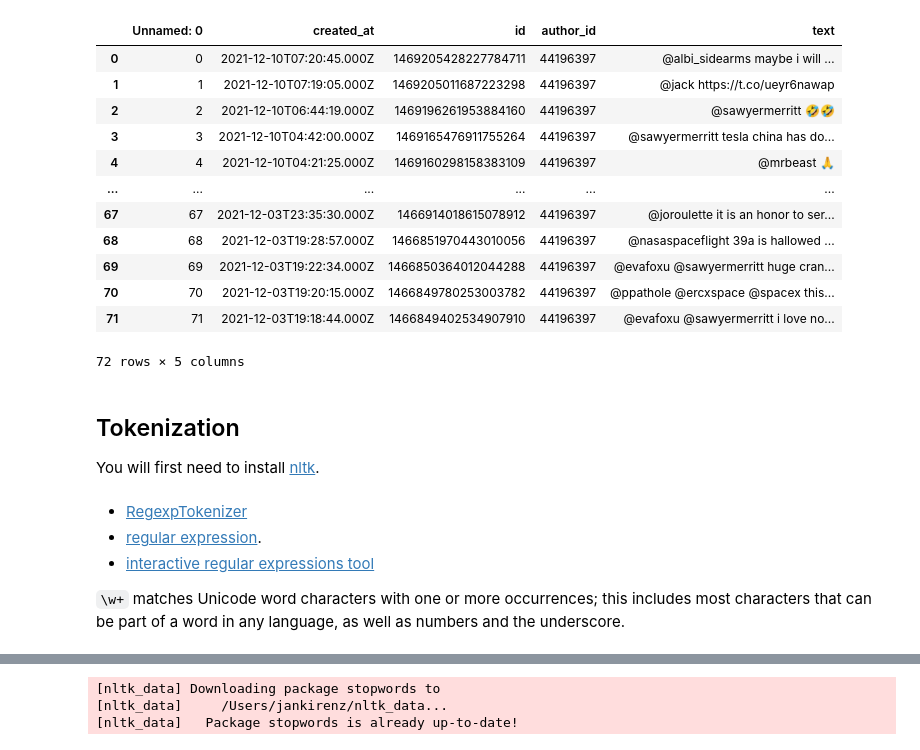
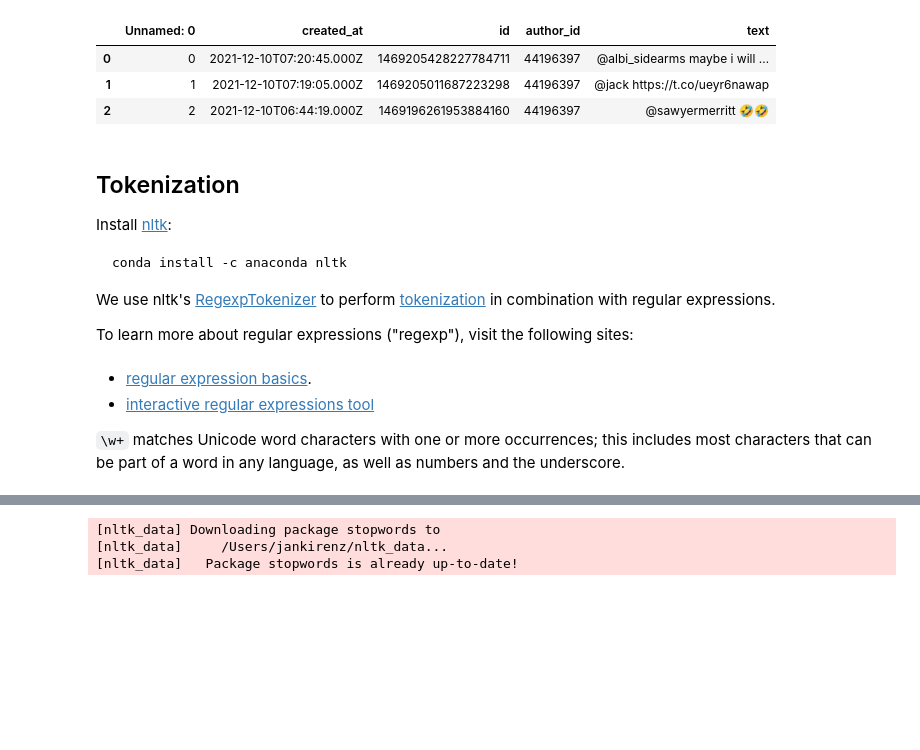
Before and after one commit to kirenz/twitter-tweepy, a Jupyter notebook: textmining-nltk.ipynb, the cells around one changed output, grey strips where cells are left out. Saved outputs shown, nothing was run; the diff lists cells and outputs as text; code cells hidden in the pictures; blank space fills up the shorter version.

````diff
--- a/textmining-nltk.ipynb
+++ b/textmining-nltk.ipynb
@@ -28,28 +18,27 @@ df
 # %%
-df['text'] = df['text'].astype(str)
-df['text'] = df['text'].str.lower()
-df
+df['text'] = df['text'].astype(str).str.lower()
+df.head(3)
 # %% [output]
 |  | Unnamed: 0 | created_at | id | author_id | text |
 | 0 | 0 | 2021-12-10T07:20:45.000Z | 1469205428227784711 | 44196397 | @albi_sidearms maybe i will … |
 | 1 | 1 | 2021-12-10T07:19:05.000Z | 1469205011687223298 | 44196397 | @jack https://t.co/ueyr6nawap |
 | 2 | 2 | 2021-12-10T06:44:19.000Z | 1469196261953884160 | 44196397 | @sawyermerritt 🤣🤣 |
-| 3 | 3 | 2021-12-10T04:42:00.000Z | 1469165476911755264 | 44196397 | @sawyermerritt tesla china has do... |
-| 4 | 4 | 2021-12-10T04:21:25.000Z | 1469160298158383109 | 44196397 | @mrbeast 🙏 |
-| ... | ... | ... | ... | ... | ... |
-| 67 | 67 | 2021-12-03T23:35:30.000Z | 1466914018615078912 | 44196397 | @joroulette it is an honor to ser... |
-| 68 | 68 | 2021-12-03T19:28:57.000Z | 1466851970443010056 | 44196397 | @nasaspaceflight 39a is hallowed ... |
-| 69 | 69 | 2021-12-03T19:22:34.000Z | 1466850364012044288 | 44196397 | @evafoxu @sawyermerritt huge cran... |
-| 70 | 70 | 2021-12-03T19:20:15.000Z | 1466849780253003782 | 44196397 | @ppathole @ercxspace @spacex this... |
-| 71 | 71 | 2021-12-03T19:18:44.000Z | 1466849402534907910 | 44196397 | @evafoxu @sawyermerritt i love no... |
-72 rows × 5 columns
-# %% [markdown]
-## Tokenization
-
-You will first need to install [nltk](https://anaconda.org/anaconda/nltk).
+# %% [markdown]
+## Tokenization
+
+Install [nltk](https://anaconda.org/anaconda/nltk):
+
+```bash
+conda install -c anaconda nltk
+```
+
+
+We use nltk's [RegexpTokenizer](https://www.nltk.org/_modules/nltk/tokenize/regexp.html) to perform [tokenization](https://en.wikipedia.org/wiki/Lexical_analysis#Tokenization) in combination with regular expressions.
+
+To learn more about regular expressions ("regexp"), visit the following sites:
 # %% [markdown]
-- [RegexpTokenizer](https://www.nltk.org/_modules/nltk/tokenize/regexp.html)
-- [regular expression](https://www.w3schools.com/python/python_regex.asp).
+
+- [regular expression basics](https://www.w3schools.com/python/python_regex.asp).
 - [interactive regular expressions tool](https://regex101.com/)
 
 `\w+` matches Unicode word characters with one or more occurrences; this includes most characters that can be part of a word in any language, as well as numbers and the underscore.
````
Also changed, not shown: parts of 54 cells of this notebook.
